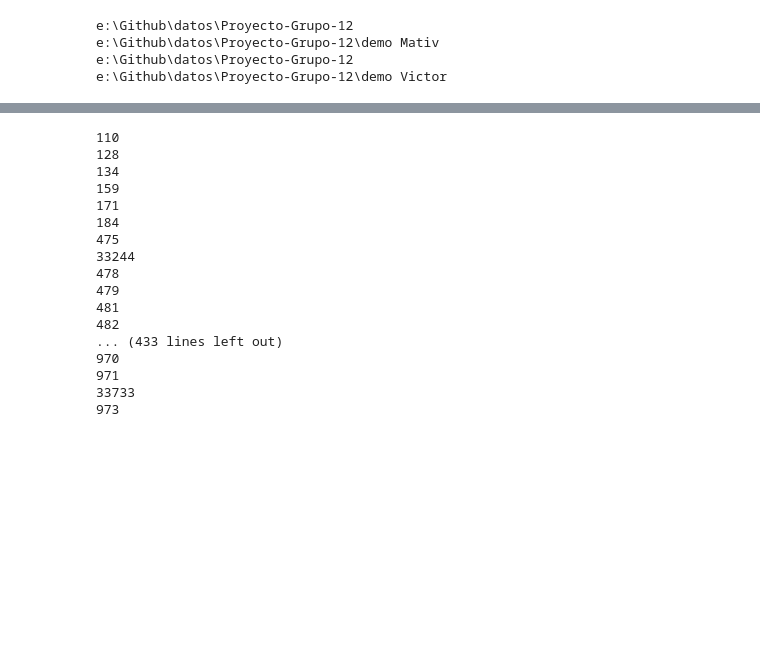
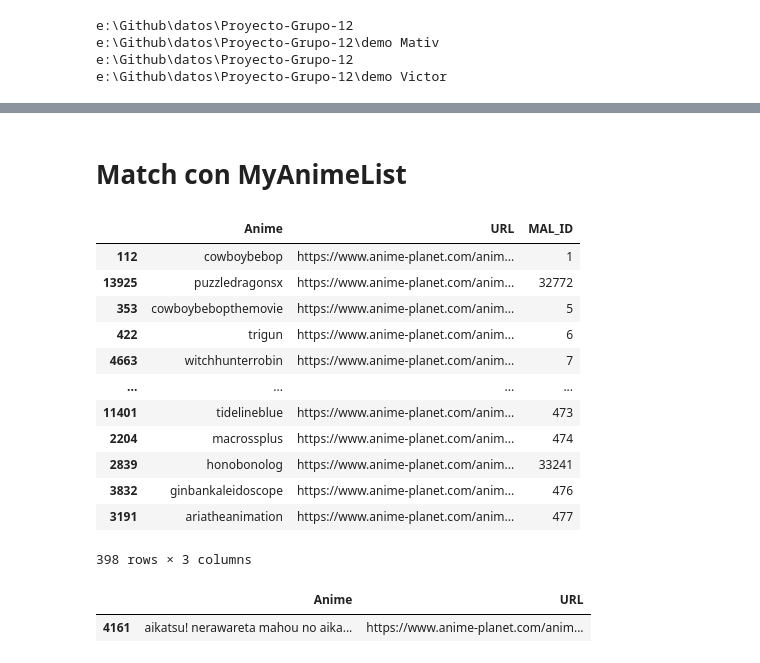
Before and after one commit to VAMarques/Proyecto-Grupo-12, a Jupyter notebook: demo Victor/tags.ipynb, the cells around one changed output, grey strips where cells are left out. Cells and saved outputs as stored; diff of their text form; code cells hidden in the pictures; blank space fills up the shorter version.

```diff
--- a/demo Victor/tags.ipynb
+++ b/demo Victor/tags.ipynb
@@ -16,11 +16,14 @@ import pickle
 all_anime_df = pd.read_csv(os.path.join("data", "tags_anime.csv"))
 %cd ..
 %cd demo Victor
+all_anime_df
+
+
+path = os.path.join("data", "detalles_anime_1.pickle")
+with open(path, "rb") as archivo:
+    detalles_anime = pickle.load(archivo)
 # %% [output]
 e:\Github\datos\Proyecto-Grupo-12
 e:\Github\datos\Proyecto-Grupo-12\demo Mativ
 e:\Github\datos\Proyecto-Grupo-12
 e:\Github\datos\Proyecto-Grupo-12\demo Victor
-# %%
-pd.set_option('display.max_rows', 100)
-all_anime_df
@@ -46,21 +30,43 @@ with open(path, "rb") as archivo:
-# %%
-for anime_id, value in detalles.items():
-    print(anime_id)
-# %% [output]
-110
-128
-134
-159
-171
-184
-475
-33244
-478
-479
-481
-482
-... (433 lines left out)
-970
-971
-33733
-973
+# %% [markdown]
+# Match con MyAnimeList
+# %%
+all_anime_df["Anime"] = all_anime_df["Anime"].str.lower()
+all_anime_df["Anime"] = all_anime_df["Anime"].str.replace(r"[^a-zA-Z0-9]", "", regex=True)
+# %%
+import re
+
+pd.options.mode.chained_assignment = None  # default='warn'
+titulos = pd.DataFrame()
+not_found = {}
+for anime_id, value in detalles_anime.items():
+    details = value["detalles"]
+    lista_titulos = [details["title"]] + (details["alternative_titles"]["synonyms"]) + [(details["alternative_titles"]["en"])]
+    for titulo in lista_titulos:
+        mini = all_anime_df[all_anime_df["Anime"] == re.sub("[^a-zA-Z0-9]", "", titulo.lower())]
+        if not mini.empty:
+            break
+    else: # No se encontro el anime
+        not_found[anime_id] = lista_titulos
+        continue
+    mini["MAL_ID"] = anime_id
+    titulos = pd.concat([titulos, mini])
+titulos
+# %% [output]
+|  | Anime | URL | MAL_ID |
+| 112 | cowboybebop | https://www.anime-planet.com/anim... | 1 |
+| 13925 | puzzledragonsx | https://www.anime-planet.com/anim... | 32772 |
+| 353 | cowboybebopthemovie | https://www.anime-planet.com/anim... | 5 |
+| 422 | trigun | https://www.anime-planet.com/anim... | 6 |
+| 4663 | witchhunterrobin | https://www.anime-planet.com/anim... | 7 |
+| ... | ... | ... | ... |
+| 11401 | tidelineblue | https://www.anime-planet.com/anim... | 473 |
+| 2204 | macrossplus | https://www.anime-planet.com/anim... | 474 |
+| 2839 | honobonolog | https://www.anime-planet.com/anim... | 33241 |
+| 3832 | ginbankaleidoscope | https://www.anime-planet.com/anim... | 476 |
+| 3191 | ariatheanimation | https://www.anime-planet.com/anim... | 477 |
+398 rows × 3 columns
+# %%
+all_anime_df[all_anime_df["URL"] == "https://www.anime-planet.com/anime/aikatsu-nerawareta-mahou-no-aikatsu-card"]
+# %% [output]
+|  | Anime | URL |
+| 4161 | aikatsu! nerawareta mahou no aika... | https://www.anime-planet.com/anim... |
```
Also changed, not shown: parts of 17 cells of this notebook, 4 other files.
